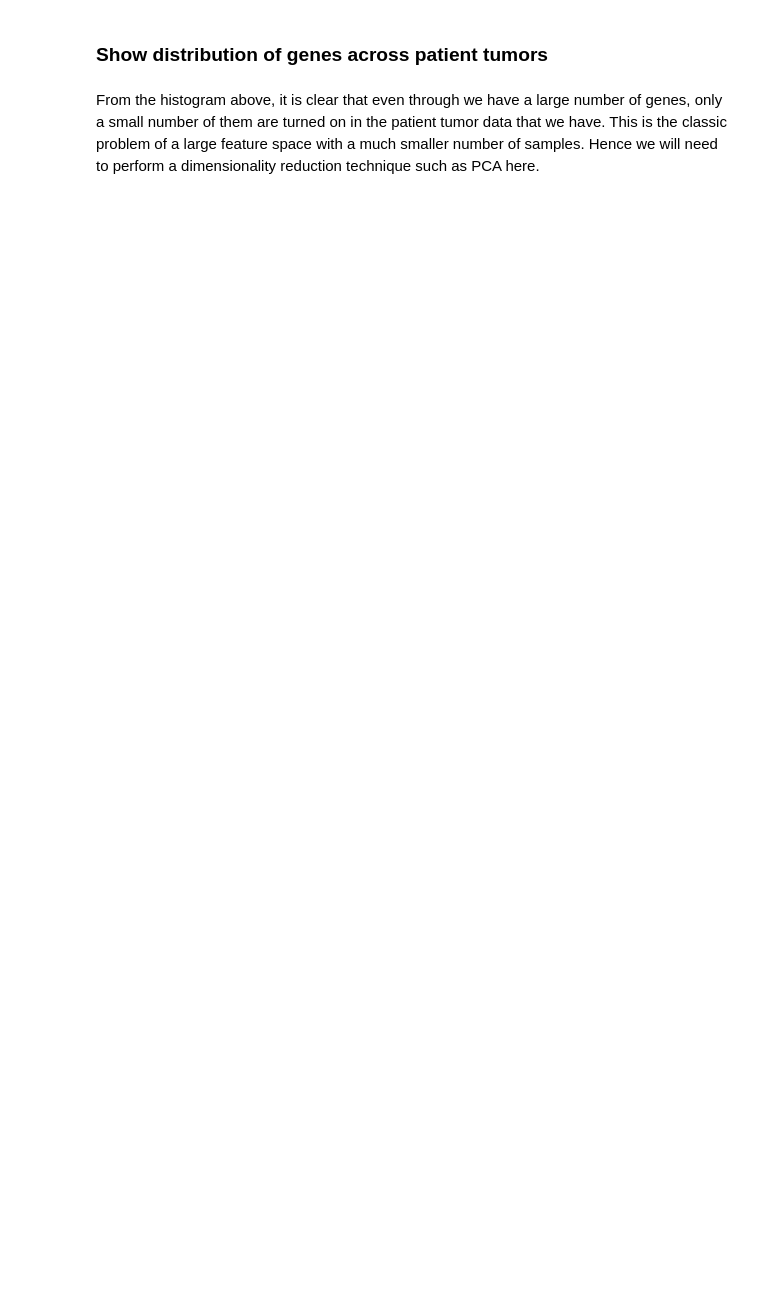
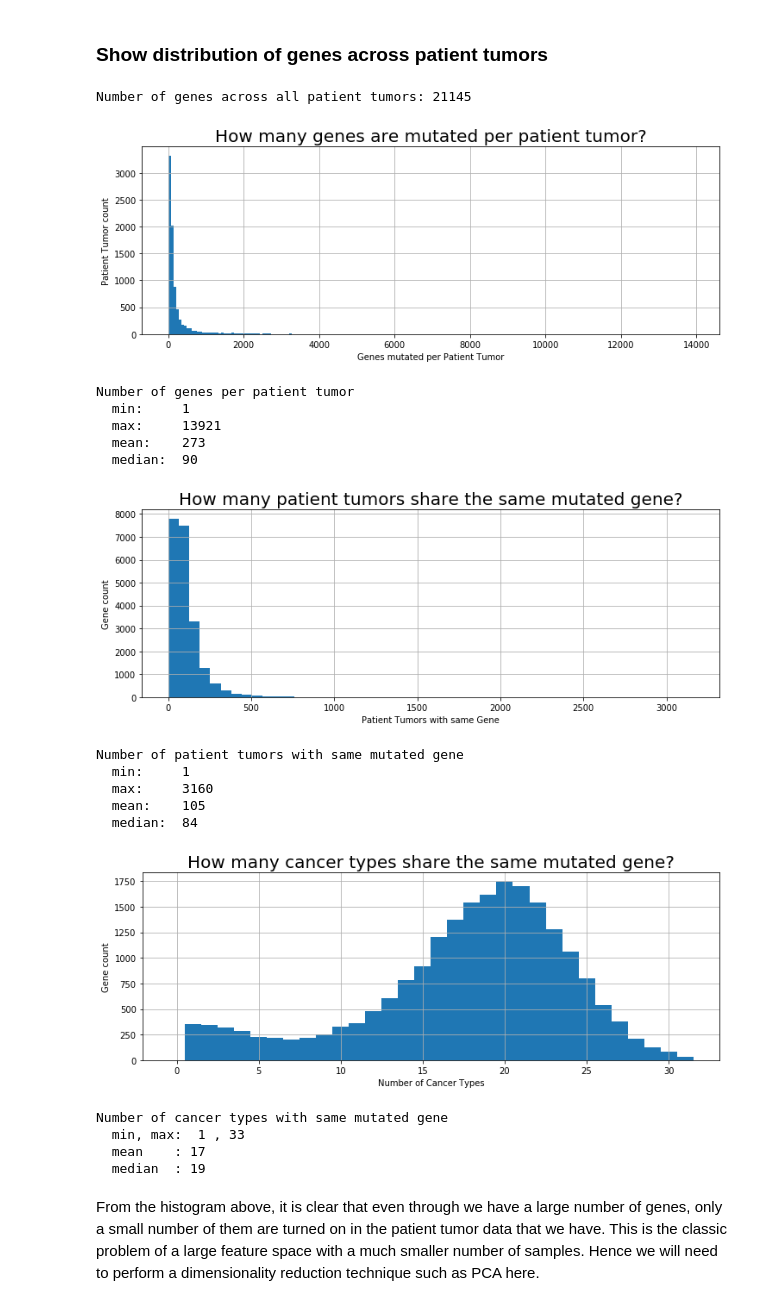
Before and after one commit to tonydisera/w207_6_sum19_g5_final_project, a Jupyter notebook: final_notebooks/02_feature_engineering.ipynb, the cells around one changed output. Cells and saved outputs as stored; diff of their text form; code cells hidden in the pictures; blank space fills up the shorter version.

```diff
--- a/final_notebooks/02_feature_engineering.ipynb
+++ b/final_notebooks/02_feature_engineering.ipynb
@@ -111,49 +121,71 @@ print("\n\n")
 #
 group1         = mutations['train'].groupby(['patient_barcode'])['gene'].nunique().reset_index(name='count')
 group1.columns = ['patient', 'gene_count']
 ax = group1['gene_count'].hist(bins=200, figsize=(12,4))
-_ = ax.set_xlabel("Number of Genes")
-_ = ax.set_ylabel("Patient Tumor Frequency")
-_ = ax.set_title("Distribution of Genes for a Patient Tumor", fontsize=20)
+_ = ax.set_xlabel("Genes mutated per Patient Tumor")
+_ = ax.set_ylabel("Patient Tumor count")
+_ = ax.set_title("How many genes are mutated per patient tumor?", fontsize=20)
 plt.show()
 print('Number of genes per patient tumor')
-print("  min, max:", int(group1['gene_count'].min()), ',', int(group1['gene_count'].max()))
-print("  mean    :", int(group1['gene_count'].mean()))
-print("  median  :", int(group1['gene_count'].median()))
+print("  min:    ", int(group1['gene_count'].min()))
+print("  max:    ", int(group1['gene_count'].max()))
+print("  mean:   ", int(group1['gene_count'].mean()))
+print("  median: ", int(group1['gene_count'].median()))
 print("\n")
 
 #
 # Show now many tumors contain the same gene
 #
 group2         = mutations['train'].groupby(['gene'])['patient_barcode'].nunique().reset_index(name='count')
 group2.columns = ['gene', 'patient_count']
-ax = group2['patient_count'].hist(bins=50, figsize=(12,4))
-_ = ax.set_xlabel("Number of Patient Tumors")
-_ = ax.set_ylabel("Gene Frequency")
-_ = ax.set_title("Distribution of Patients for a Gene", fontsize=20)
+ax = group2['patient_count'].hist(bins=50,  figsize=(12,4))
+_ = ax.set_xlabel("Patient Tumors with same Gene")
+_ = ax.set_ylabel("Gene count")
+_ = ax.set_title("How many patient tumors share the same mutated gene?", fontsize=20)
 plt.show()
 print('Number of patient tumors with same mutated gene')
-print("  min, max:", int(group2['patient_count'].min()), ',', int(group2['patient_count'].max()))
-print("  mean    :", int(group2['patient_count'].mean()))
-print("  median  :", int(group2['patient_count'].median()))
+print("  min:    ", int(group2['patient_count'].min()))
+print("  max:    ", int(group2['patient_count'].max()))
+print("  mean:   ", int(group2['patient_count'].mean()))
+print("  median: ", int(group2['patient_count'].median()))
 print("\n")
 
 
 #
 # Show now many cancer types contain the same gene
 #
 gene_cc_count         = mutations['train'].groupby(['gene'])['cancer_type'].nunique().reset_index(name='count')
 gene_cc_count.columns = ['gene', 'cancer_type_count']
 gene_cc_count         = gene_cc_count.sort_values(['cancer_type_count', 'gene'], ascending=[0,1])
-ax = gene_cc_count['cancer_type_count'].hist(bins=40, figsize=(12,4))
+bins = np.arange(33) - 0.5
+ax = gene_cc_count['cancer_type_count'].hist(bins=bins, range=[0,32], figsize=(12,4))
 _ = ax.set_xlabel("Number of Cancer Types")
-_ = ax.set_ylabel("Gene Frequency")
-_ = ax.set_title("Genes in common across many cancer types", fontsize=20)
+_ = ax.set_ylabel("Gene count")
+_ = ax.set_title("How many cancer types share the same mutated gene?", fontsize=20)
 plt.show()
 print('\nNumber of cancer types with same mutated gene')
 print("  min, max: ", int(gene_cc_count['cancer_type_count'].min()), ',', int(gene_cc_count['cancer_type_count'].max()))
 print("  mean    :", int(gene_cc_count['cancer_type_count'].mean()))
 print("  median  :", int(gene_cc_count['cancer_type_count'].median()))
+# %% [output]
+Number of genes across all patient tumors: 21145
+[figure, added]
+Number of genes per patient tumor
+  min:     1
+  max:     13921
+  mean:    273
+  median:  90
+[figure, added]
+Number of patient tumors with same mutated gene
+  min:     1
+  max:     3160
+  mean:    105
+  median:  84
+[figure, added]
+Number of cancer types with same mutated gene
+  min, max:  1 , 33
+  mean    : 17
+  median  : 19
 # %% [markdown]
 From the histogram above, it is clear that even through we have a large number of genes, only a small number of them are turned on in the patient tumor data that we have. This is the classic problem of a large feature space with a much smaller number of samples. Hence we will need to perform a dimensionality reduction technique such as PCA here.
 # %%
```
Also changed, not shown: parts of 14 cells of this notebook, 3 other files.
